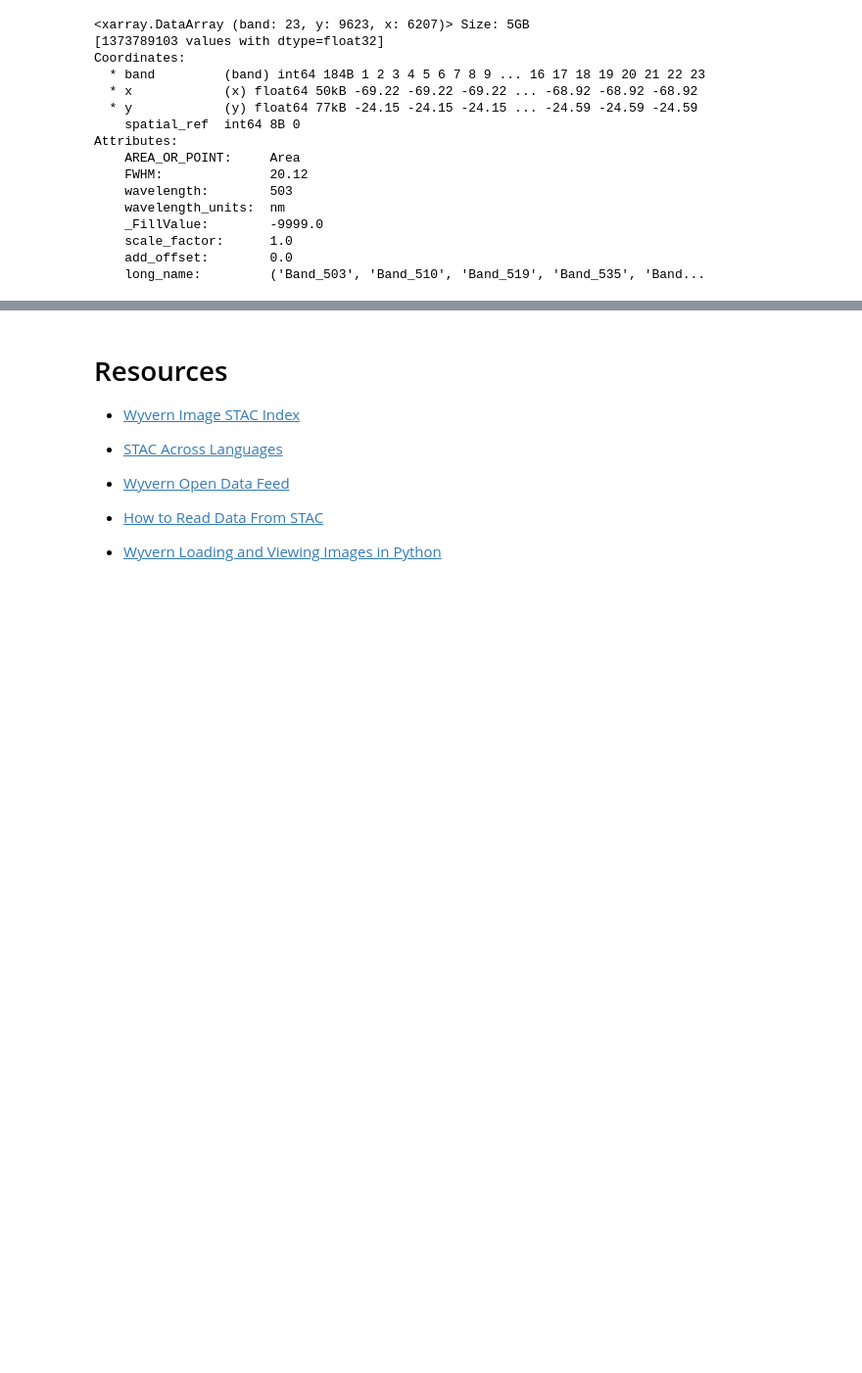
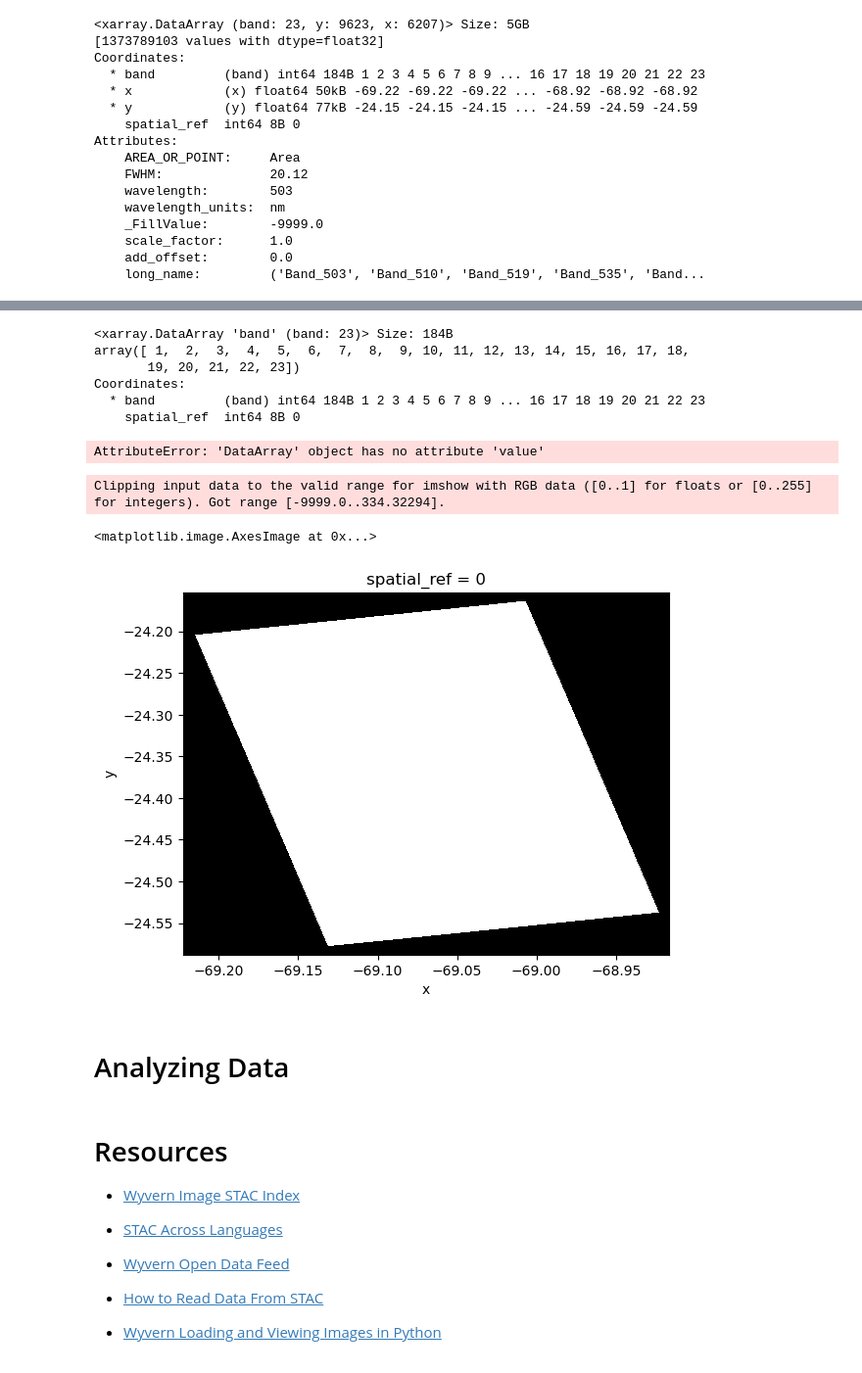
Before and after one commit to rodreras/remote-sensing-studies, a Jupyter notebook: stac_api/stac.ipynb, the cells around one changed output, grey strips where cells are left out. Shown: that part at 98% size. Drawn from its saved outputs; the diff is of its cells as text; code cells hidden in the pictures; blank space fills up the shorter version.

Commit message:
project: downloading tiff image

```diff
--- a/stac_api/stac.ipynb
+++ b/stac_api/stac.ipynb
@@ -65,0 +122,6 @@ Attributes:
+# %%
+#Opening with Rioxarray
+
+file = "wyvern_dragonette-001_20240620T145630_2d5d0eef.tiff"
+rds = rxr.open_rasterio(file)
+rds
@@ -66,3 +145,24 @@ Attributes:
+# %%
+rds.band
+# %% [output]
+<xarray.DataArray 'band' (band: 23)> Size: 184B
+array([ 1,  2,  3,  4,  5,  6,  7,  8,  9, 10, 11, 12, 13, 14, 15, 16, 17, 18,
+       19, 20, 21, 22, 23])
+Coordinates:
+  * band         (band) int64 184B 1 2 3 4 5 6 7 8 9 ... 16 17 18 19 20 21 22 23
+    spatial_ref  int64 8B 0
+# %%
+rds.band.value
+# %% [output]
+AttributeError: 'DataArray' object has no attribute 'value'
+# %%
+rds.sel(band=[10,4,1]).plot.imshow()
+# %% [output]
+Clipping input data to the valid range for imshow with RGB data ([0..1] for floats or [0..255] for integers). Got range [-9999.0..334.32294].
+<matplotlib.image.AxesImage at 0x...>
+[figure, added]
+# %% [markdown]
+# Analyzing Data
 # %% [markdown]
 # Resources
 
```
Also changed, not shown: parts of 11 cells of this notebook, 1 other file.
